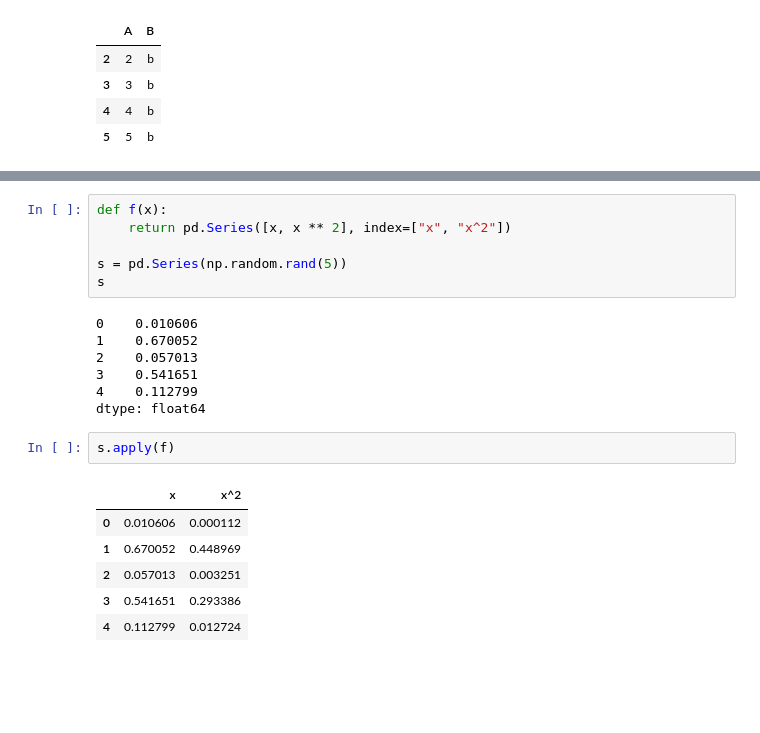
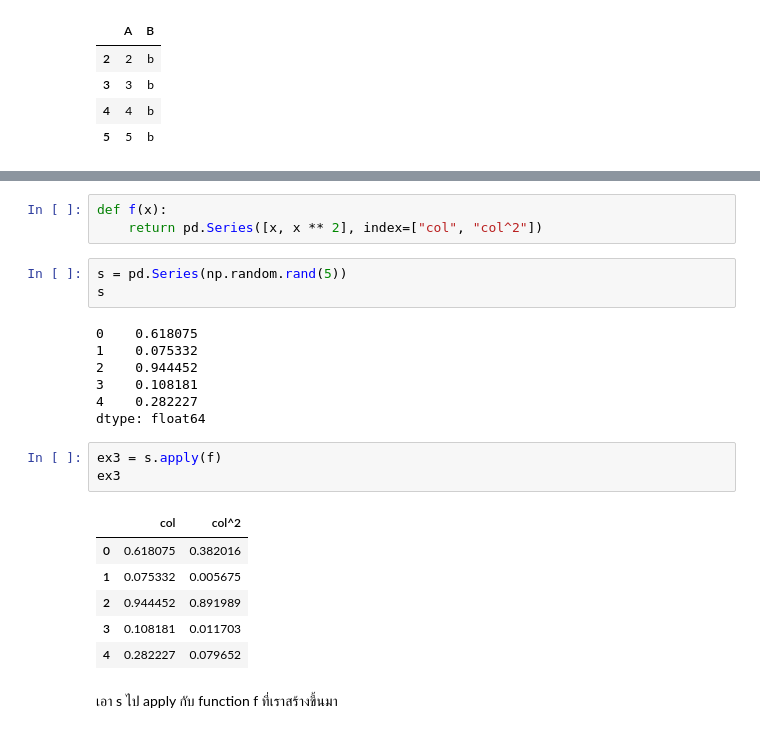
Before and after one commit to macgyver121/DADS5001, a Jupyter notebook: week4/Week4_groupby.ipynb, the cells around one changed output, grey strips where cells are left out. Drawn from its saved outputs; the diff is of its cells as text; blank space fills up the shorter version.

```diff
--- a/week4/Week4_groupby.ipynb
+++ b/week4/Week4_groupby.ipynb
@@ -326,22 +389,25 @@ dff.groupby("B").filter(lambda x: len(x) > 2)
 # %%
 def f(x):
-    return pd.Series([x, x ** 2], index=["x", "x^2"])
-
-s = pd.Series(np.random.rand(5))
-s
+    return pd.Series([x, x ** 2], index=["col", "col^2"])
-# %% [output]
-0    0.010606
-1    0.670052
-2    0.057013
-3    0.541651
-4    0.112799
-dtype: float64
+# %%
+s = pd.Series(np.random.rand(5))
+s
+# %% [output]
+0    0.618075
+1    0.075332
+2    0.944452
+3    0.108181
+4    0.282227
+dtype: float64
 # %%
-s.apply(f)
+ex3 = s.apply(f)
+ex3
 # %% [output]
-|  | x | x^2 |
-| 0 | 0.010606 | 0.000112 |
-| 1 | 0.670052 | 0.448969 |
-| 2 | 0.057013 | 0.003251 |
-| 3 | 0.541651 | 0.293386 |
-| 4 | 0.112799 | 0.012724 |
+|  | col | col^2 |
+| 0 | 0.618075 | 0.382016 |
+| 1 | 0.075332 | 0.005675 |
+| 2 | 0.944452 | 0.891989 |
+| 3 | 0.108181 | 0.011703 |
+| 4 | 0.282227 | 0.079652 |
+# %% [markdown]
+เอา s ไป apply กับ function f ที่เราสร้างขึ้นมา
```
Also changed, not shown: parts of 14 cells of this notebook.
